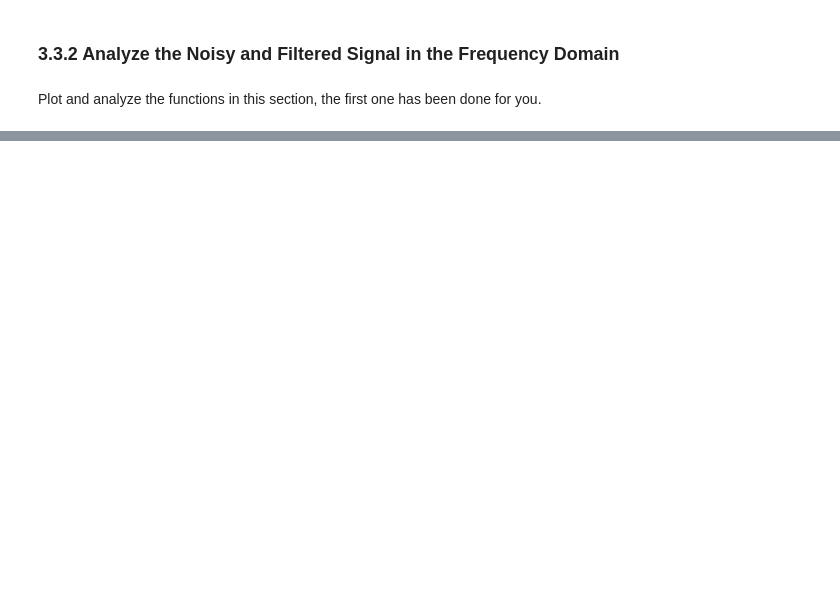
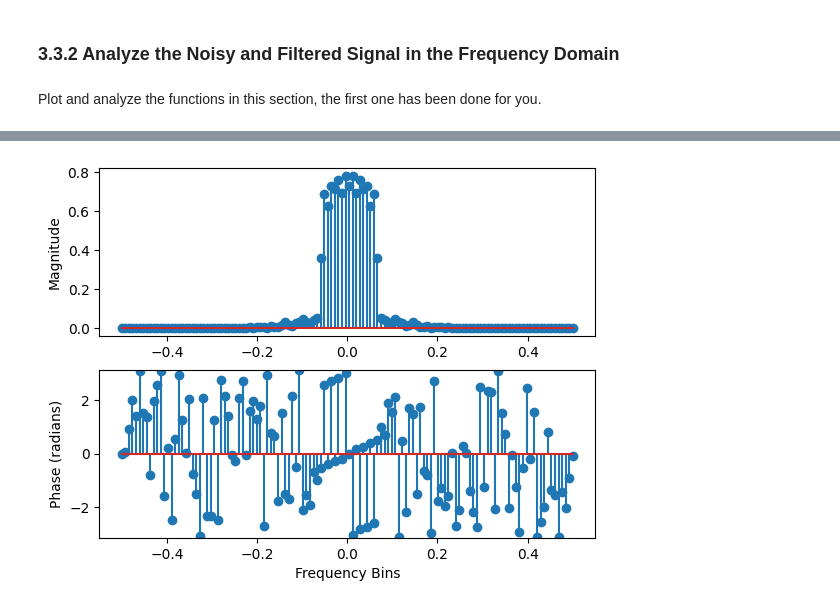
Before and after one commit to HighSpeeds/ECE113, a Jupyter notebook: HW5/hw5.ipynb, the cells around one changed output, grey strips where cells are left out. Saved outputs shown, nothing was run; the diff lists cells and outputs as text; code cells hidden in the pictures; blank space fills up the shorter version.

```diff
--- a/HW5/hw5.ipynb
+++ b/HW5/hw5.ipynb
@@ -331,10 +334,12 @@ plot_dft_magnitude_angle(np.arange(N), dft(x), format="Centered_Normalized") #Th
 # %%
 #2. Convert the filtered signal to the frequency domain via the DFT
 # and visualize it with your previously written plotting functions.
 
 #***************************** Add your implementation under this line *****************************
-
+plot_dft_magnitude_angle(np.arange(N), dft(z_filtered_signal), format="Centered_Normalized")
 #***************************** Add your implementation above this line *****************************
+# %% [output]
+[figure, added]
 # %%
 #3. Convert the Gaussian signal to the frequency domain via the DFT
 # and visualize it with your previously written plotting functions.
```
Also changed, not shown: parts of 32 cells of this notebook, 10 other files.
